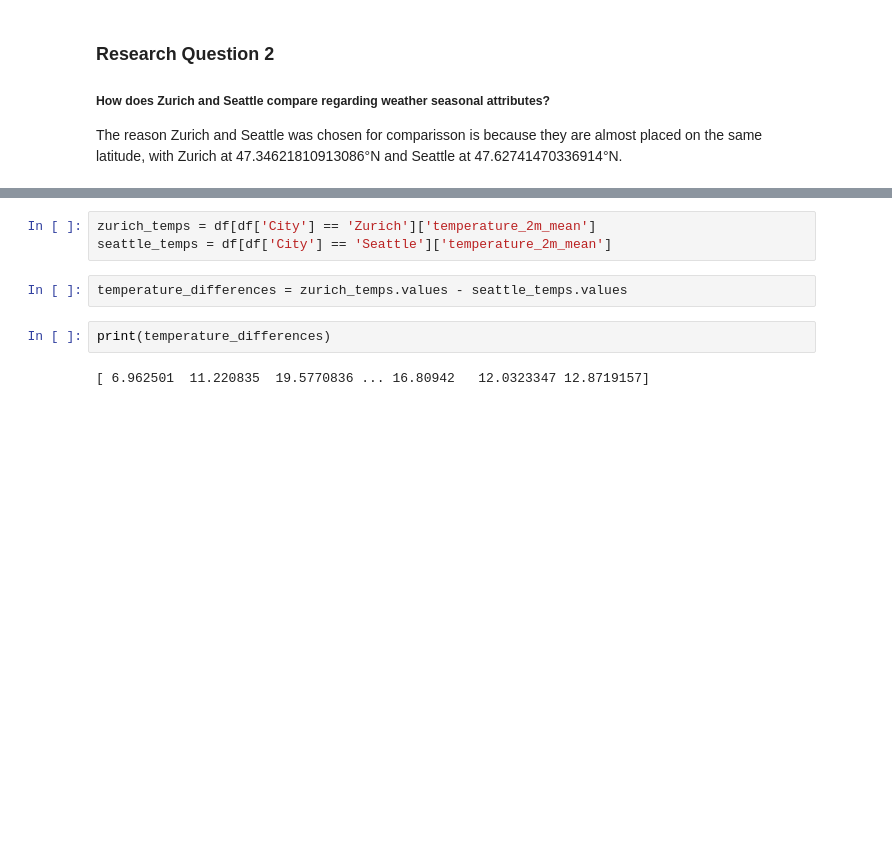
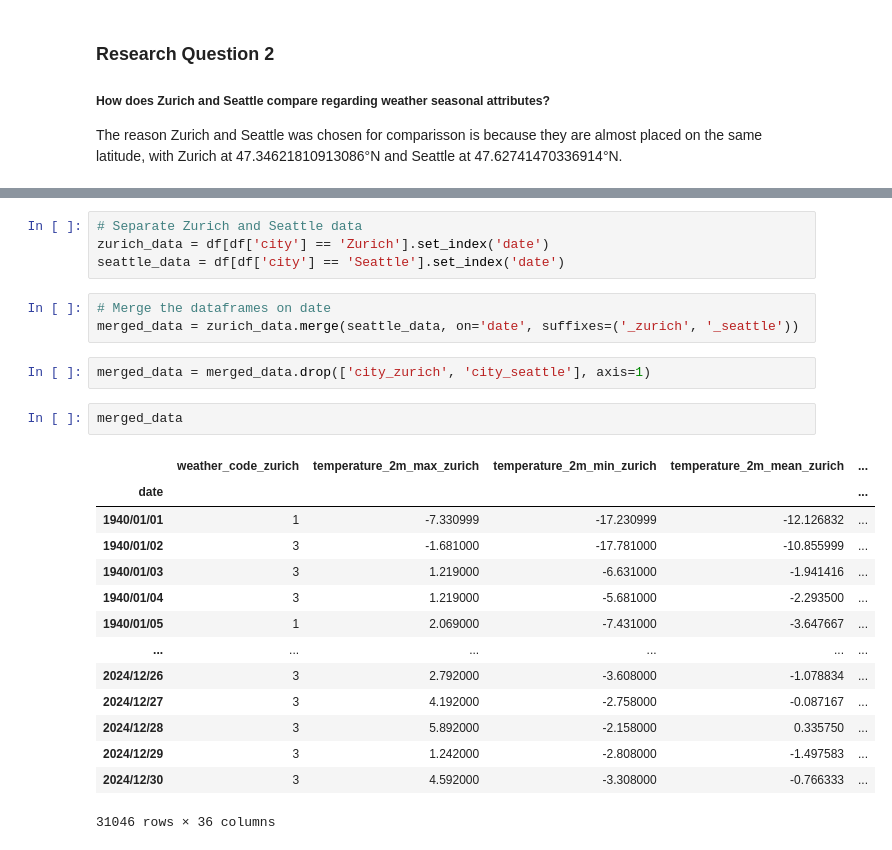
Before and after one commit to Jaffels/CIP_FS25_111, a Jupyter notebook: Johan.ipynb, the cells around one changed output, grey strips where cells are left out. Saved outputs shown, nothing was run; the diff lists cells and outputs as text; blank space fills up the shorter version.

```diff
--- a/Johan.ipynb
+++ b/Johan.ipynb
@@ -394,9 +386,26 @@ df.head()
 # %%
-zurich_temps = df[df['City'] == 'Zurich']['temperature_2m_mean']
-seattle_temps = df[df['City'] == 'Seattle']['temperature_2m_mean']
+# Separate Zurich and Seattle data
+zurich_data = df[df['city'] == 'Zurich'].set_index('date')
+seattle_data = df[df['city'] == 'Seattle'].set_index('date')
-# %%
-temperature_differences = zurich_temps.values - seattle_temps.values
-# %%
-print(temperature_differences)
-# %% [output]
-[ 6.962501  11.220835  19.5770836 ... 16.80942   12.0323347 12.8719157]
+# %%
+# Merge the dataframes on date
+merged_data = zurich_data.merge(seattle_data, on='date', suffixes=('_zurich', '_seattle'))
+# %%
+merged_data = merged_data.drop(['city_zurich', 'city_seattle'], axis=1)
+# %%
+merged_data
+# %% [output]
+|  | weather_code_zurich | temperature_2m_max_zurich | temperature_2m_min_zurich | temperature_2m_mean_zurich | ... |
+| date |  |  |  |  | ... |
+| 1940/01/01 | 1 | -7.330999 | -17.230999 | -12.126832 | ... |
+| 1940/01/02 | 3 | -1.681000 | -17.781000 | -10.855999 | ... |
+| 1940/01/03 | 3 | 1.219000 | -6.631000 | -1.941416 | ... |
+| 1940/01/04 | 3 | 1.219000 | -5.681000 | -2.293500 | ... |
+| 1940/01/05 | 1 | 2.069000 | -7.431000 | -3.647667 | ... |
+| ... | ... | ... | ... | ... | ... |
+| 2024/12/26 | 3 | 2.792000 | -3.608000 | -1.078834 | ... |
+| 2024/12/27 | 3 | 4.192000 | -2.758000 | -0.087167 | ... |
+| 2024/12/28 | 3 | 5.892000 | -2.158000 | 0.335750 | ... |
+| 2024/12/29 | 3 | 1.242000 | -2.808000 | -1.497583 | ... |
+| 2024/12/30 | 3 | 4.592000 | -3.308000 | -0.766333 | ... |
+31046 rows × 36 columns
```
Also changed, not shown: parts of 10 cells of this notebook.
